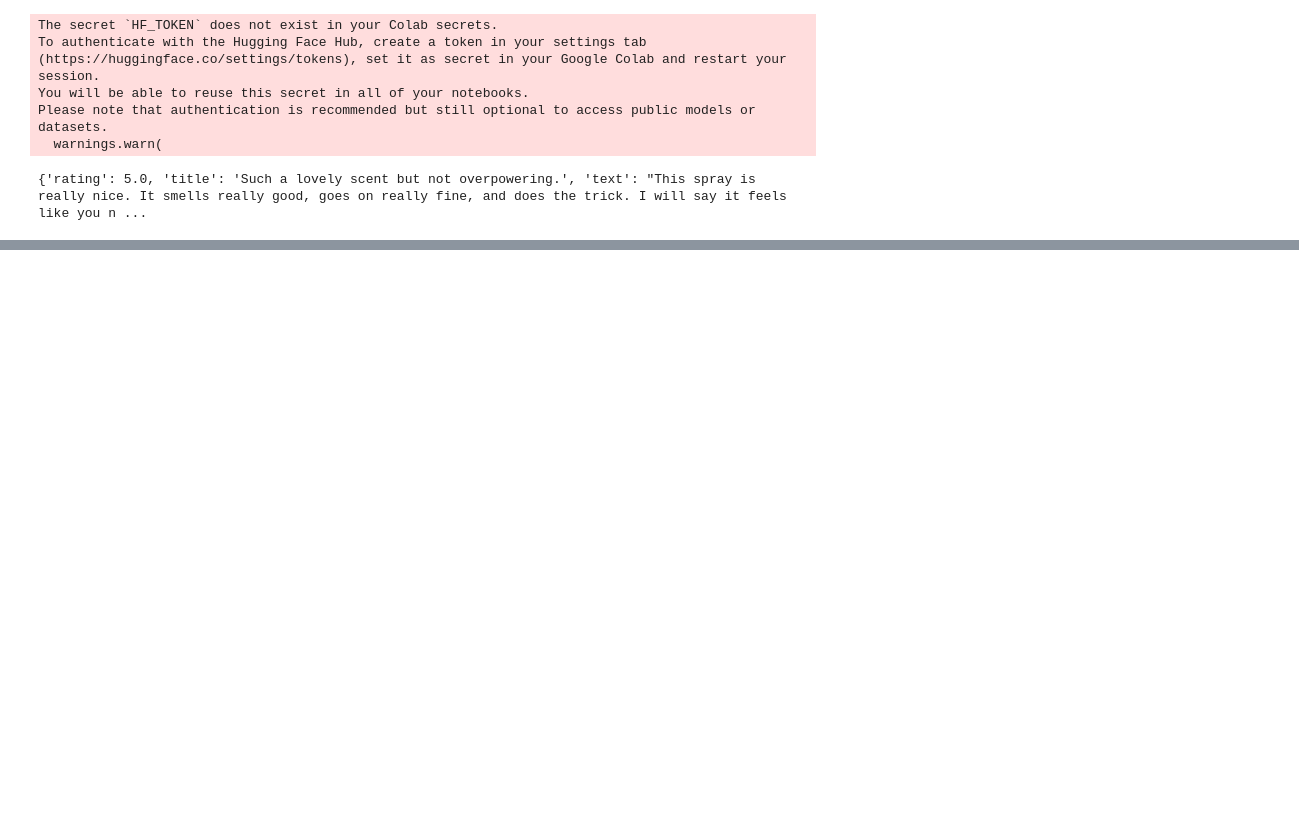
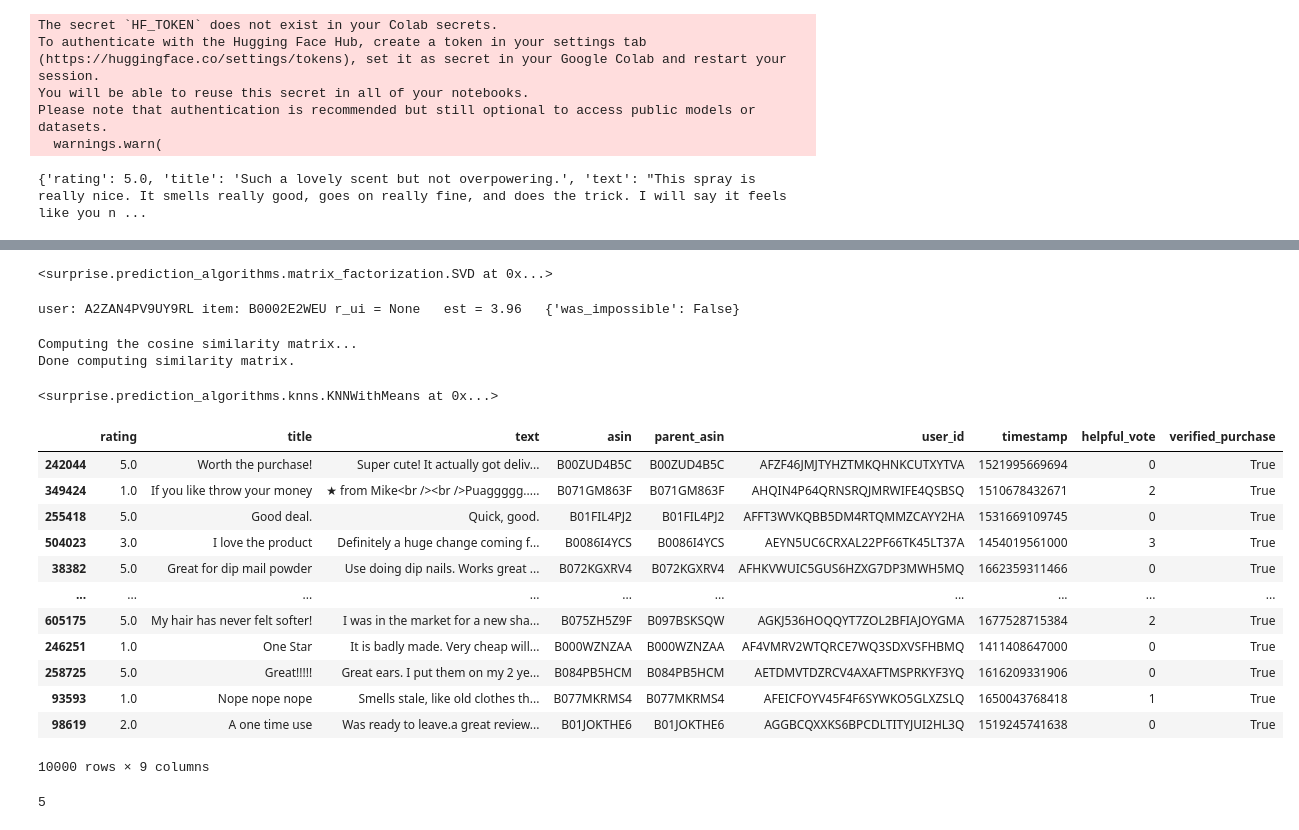
Before and after one commit to baileyhsu0631/amazon_recommender, a Jupyter notebook: Amazon_review.ipynb, the cells around one changed output, grey strips where cells are left out. Drawn from its saved outputs; the diff is of its cells as text; code cells hidden in the pictures; blank space fills up the shorter version.

```diff
--- a/Amazon_review.ipynb
+++ b/Amazon_review.ipynb
@@ -156,0 +206,13 @@ fig.update_layout(template="plotly_dark")
+# %%
+trainset = data.build_full_trainset()
+svd.fit(trainset)
+# %% [output]
+<surprise.prediction_algorithms.matrix_factorization.SVD at 0x...>
+# %%
+# Predict a specific user-item rating
+user_id = 'A2ZAN4PV9UY9RL'
+product_id = 'B0002E2WEU'
+pred = svd.predict(user_id, product_id)
+print(pred)
+# %% [output]
+user: A2ZAN4PV9UY9RL item: B0002E2WEU r_ui = None   est = 3.96   {'was_impossible': False}
@@ -156,0 +231,2 @@ fig.update_layout(template="plotly_dark")
+# %%
+df = df.sample(10000)
@@ -156,0 +238,22 @@ fig.update_layout(template="plotly_dark")
+# %%
+algo.fit(trainset)
+# %% [output]
+Computing the cosine similarity matrix...
+Done computing similarity matrix.
+<surprise.prediction_algorithms.knns.KNNWithMeans at 0x...>
+# %%
+df
+# %% [output]
+|  | rating | title | text | asin | parent_asin | user_id | timestamp | helpful_vote | verified_purchase |
+| 242044 | 5.0 | Worth the purchase! | Super cute! It actually got deliv... | B00ZUD4B5C | B00ZUD4B5C | AFZF46JMJTYHZTMKQHNKCUTXYTVA | 1521995669694 | 0 | True |
+| 349424 | 1.0 | If you like throw your money | ★ from Mike<br /><br />Puaggggg..... | B071GM863F | B071GM863F | AHQIN4P64QRNSRQJMRWIFE4QSBSQ | 1510678432671 | 2 | True |
+| 255418 | 5.0 | Good deal. | Quick, good. | B01FIL4PJ2 | B01FIL4PJ2 | AFFT3WVKQBB5DM4RTQMMZCAYY2HA | 1531669109745 | 0 | True |
+| 504023 | 3.0 | I love the product | Definitely a huge change coming f... | B0086I4YCS | B0086I4YCS | AEYN5UC6CRXAL22PF66TK45LT37A | 1454019561000 | 3 | True |
+| 38382 | 5.0 | Great for dip mail powder | Use doing dip nails. Works great ... | B072KGXRV4 | B072KGXRV4 | AFHKVWUIC5GUS6HZXG7DP3MWH5MQ | 1662359311466 | 0 | True |
+| ... | ... | ... | ... | ... | ... | ... | ... | ... | ... |
+| 605175 | 5.0 | My hair has never felt softer! | I was in the market for a new sha... | B075ZH5Z9F | B097BSKSQW | AGKJ536HOQQYT7ZOL2BFIAJOYGMA | 1677528715384 | 2 | True |
+| 246251 | 1.0 | One Star | It is badly made. Very cheap will... | B000WZNZAA | B000WZNZAA | AF4VMRV2WTQRCE7WQ3SDXVSFHBMQ | 1411408647000 | 0 | True |
+| 258725 | 5.0 | Great!!!!! | Great ears. I put them on my 2 ye... | B084PB5HCM | B084PB5HCM | AETDMVTDZRCV4AXAFTMSPRKYF3YQ | 1616209331906 | 0 | True |
+| 93593 | 1.0 | Nope nope nope | Smells stale, like old clothes th... | B077MKRMS4 | B077MKRMS4 | AFEICFOYV45F4F6SYWKO5GLXZSLQ | 1650043768418 | 1 | True |
+| 98619 | 2.0 | A one time use | Was ready to leave.a great review... | B01JOKTHE6 | B01JOKTHE6 | AGGBCQXXKS6BPCDLTITYJUI2HL3Q | 1519245741638 | 0 | True |
+10000 rows × 9 columns
@@ -156,0 +262,4 @@ fig.update_layout(template="plotly_dark")
+# %%
+prediction.est
+# %% [output]
+5
```
Also changed, not shown: parts of 41 cells of this notebook.
